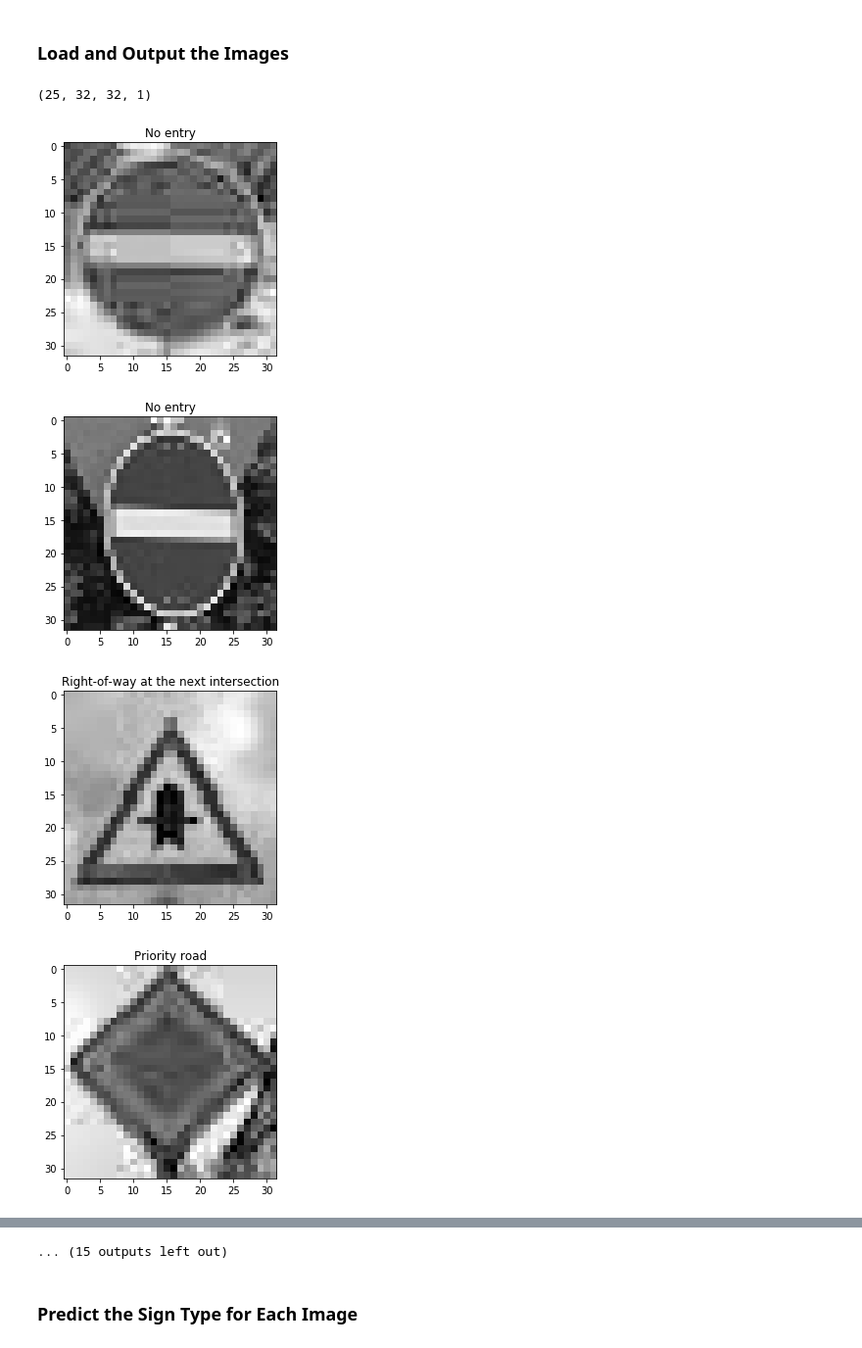
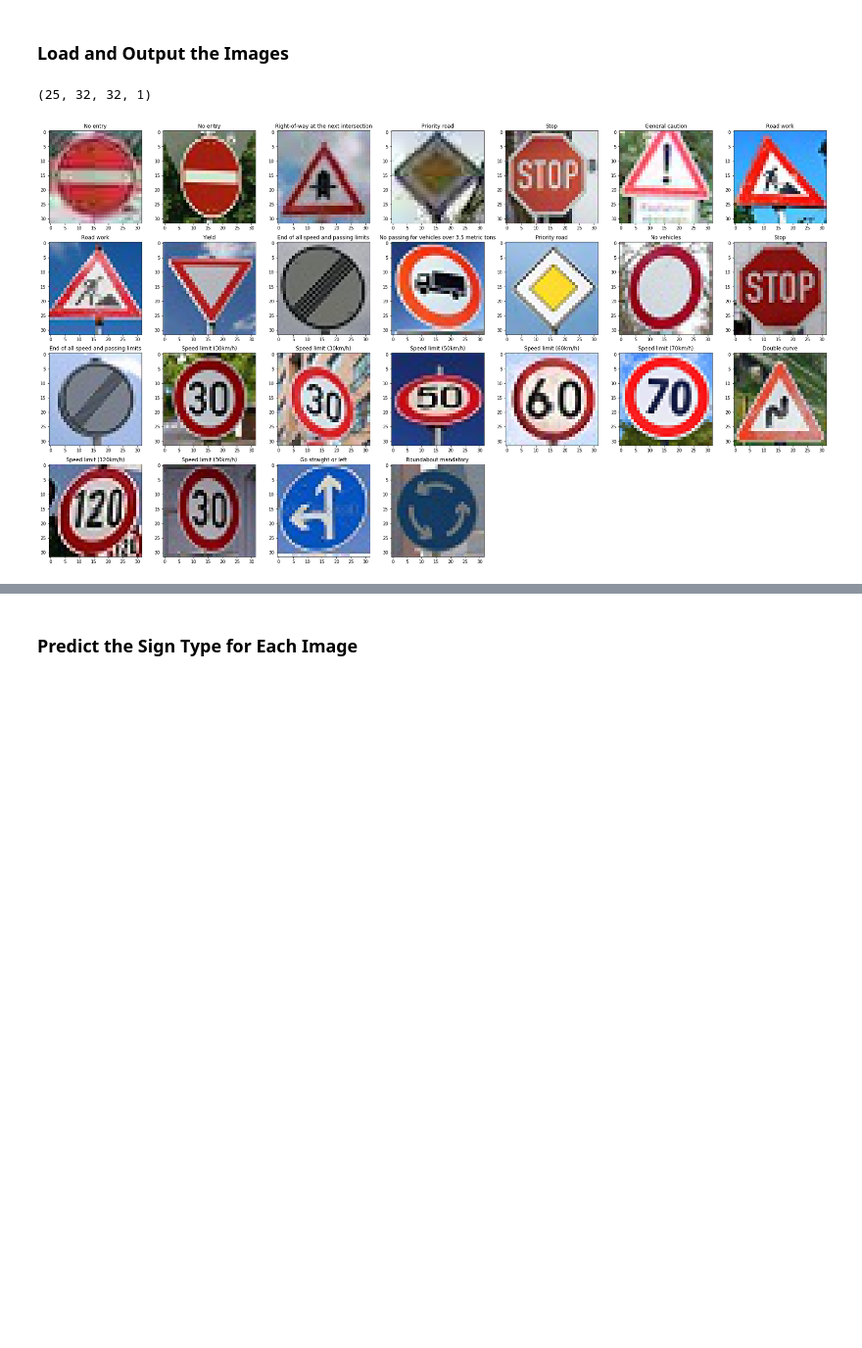
Before and after one commit to ferdy182/CarND-Traffic-Sign-Classifier-P2, a Jupyter notebook: Traffic_Sign_Classifier.ipynb, the cells around one changed output, grey strips where cells are left out. Shown at 98% size. Saved outputs shown, nothing was run; the diff lists cells and outputs as text; code cells hidden in the pictures; blank space fills up the shorter version.

Commit message:
add writeup and images

```diff
--- a/Traffic_Sign_Classifier.ipynb
+++ b/Traffic_Sign_Classifier.ipynb
@@ -439,34 +441,47 @@ You may find `signnames.csv` useful as it contains mappings from the class id (i
 # %%
 ### Load the images and plot them here.
 ### Feel free to use as many code cells as needed.
 import cv2
 
 images = ["forbidden.jpg", "noentry.jpg", "preference.jpg","priority.jpg","stop.jpg","warning.jpg", "works1.jpg",
          "works2.jpg","yield.jpg","no-speed-limit-sign.jpg","trucks.jpg",
           "priority2.jpg","novehicles.jpg","stop2.jpg","endofprohibition1.jpg","30b.jpg","30c.jpg",
           "50.jpg","60.jpg","70.png","curves.jpg","120.jpg","30a.jpg", "straightorleft.jpg", "roundabout.jpg"]
 truth = [17, 17, 11, 12, 14, 18, 25, 25, 13, 32, 10, 12, 15, 14, 32, 1, 1, 2, 3, 4, 21, 8, 1, 37, 40]
 
 def showImage(image, title):
     plt.title(title)
     plt.imshow(image.squeeze(), cmap='gray')
     plt.figure()
 
 
 imgs = []
 
+# for i, name in enumerate(images):
+#     image1 = cv2.imread("images/"+name)
+#     image1 = cv2.cvtColor(image1, cv2.COLOR_BGR2RGB)
+#     image1 = zscore(convertToGrayscale(image1))
+#     showImage(image1, label_dict[truth[i]])
+#     imgs.append(image1)
+
+
+fig = plt.figure(figsize=(32,32))
 for i, name in enumerate(images):
-    image1 = cv2.imread("images/"+name)
-    image1 = cv2.cvtColor(image1, cv2.COLOR_BGR2RGB)
-    image1 = zscore(convertToGrayscale(image1))
-    showImage(image1, label_dict[truth[i]])
+    original = cv2.imread("images/"+name)
+    original = cv2.cvtColor(original, cv2.COLOR_BGR2RGB)
+    image1 = zscore(convertToGrayscale(original))
+
     imgs.append(image1)
+
+    ax = fig.add_subplot(7,7,i+1)
+    ax.set_title(label_dict[truth[i]])
+    plt.imshow(original.squeeze(), interpolation='none')
+
+
+fig.show()
 
 data = np.array(imgs)
 print((data.shape))
 # %% [output]
 (25, 32, 32, 1)
-[figure, old version]
+[figure, new version]
-[figure, removed]
-[figure, removed]
-[figure, removed]
@@ -480,4 +488,3 @@ print((data.shape))
-... (15 outputs left out)
 # %% [markdown]
 ### Predict the Sign Type for Each Image
 # %%
```
Also changed, not shown: parts of 2 cells of this notebook, 1 other file.
